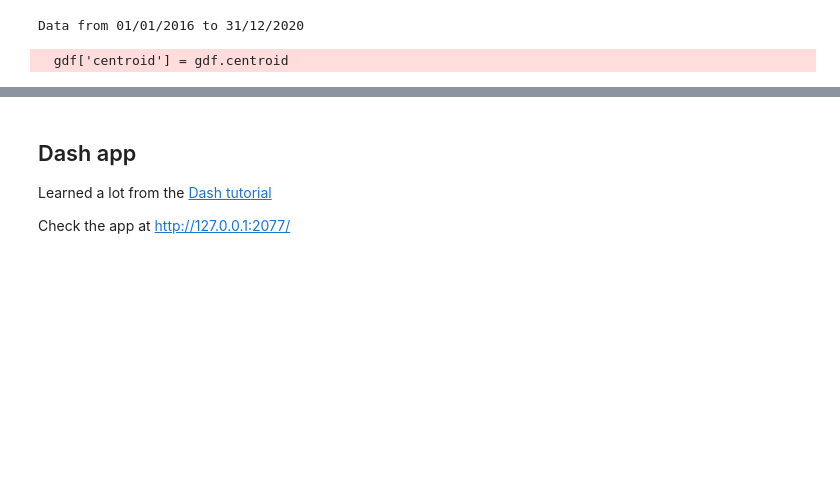
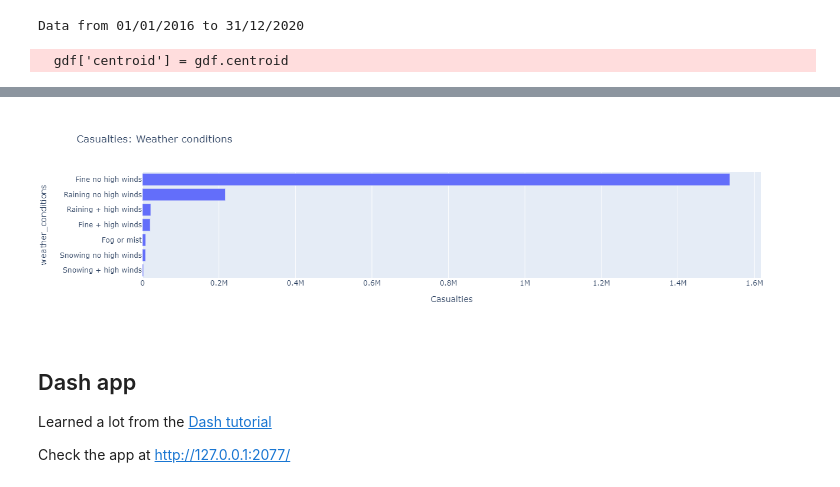
Before and after one commit to octokami/uk_road_safety, a Jupyter notebook: Road Safety data.ipynb, the cells around one changed output, grey strips where cells are left out. Saved outputs shown, nothing was run; the diff lists cells and outputs as text; code cells hidden in the pictures; blank space fills up the shorter version.

```diff
--- a/Road Safety data.ipynb
+++ b/Road Safety data.ipynb
@@ -60,11 +60,13 @@ df_filtered = df_merged.loc[:,['accident_year', 'day_of_week', 'date', 'time',
     'junction_detail', 'junction_control',
     'urban_or_rural_area',
     'did_police_officer_attend_scene_of_accident',
-    'number_of_casualties', 'age_of_driver', 'age_of_vehicle', 'age_of_casualty', 'number_of_vehicles', 'speed_limit' #needs data prep
+    'number_of_casualties', 'age_of_driver', 'age_of_vehicle', 'age_of_casualty', 'number_of_vehicles', 'speed_limit', #needs data prep
     # 'accident_index', 'accident_reference','vehicle_reference', 'casualty_reference', # indexes
     #'vehicle_direction_from', 'vehicle_direction_to', 'driver_imd_decile', 'casualty_imd_decile', # limited applicability
     # 'driver_home_area_type', , 'generic_make_model' # limited applicability
     # 'local_authority_district', 'local_authority_highway', 'police_force', 'lsoa_of_accident_location' # Repeated
+    'special_conditions_at_site','carriageway_hazards',
+    'weather_conditions','road_surface_conditions'
 ]]
 
 # adding EV attribute
@@ -138,6 +140,10 @@ attributes_dict = {
     'sex_of_casualty': 'categorical',
     'urban_or_rural_area': 'categorical',
     'did_police_officer_attend_scene_of_accident': 'categorical',
+    'special_conditions_at_site': 'categorical',
+    'carriageway_hazards': 'categorical',
+    'weather_conditions': 'categorical',
+    'road_surface_conditions': 'categorical',
     'local_authority_ons_district': 'categorical'
 }
 # %%
@@ -238,6 +244,7 @@ def make_frequency_chart(field_name = 'junction_control', radio_totals = 'Exclud
         fig = px.bar(frequencies, x='Casualties', y=field_name, hover_name = field_name, hover_data = hover_data, title = title)
         return fig #, map_full
 
-#field_name = 'junction_control' #'time' #'day_of_week' #'propulsion_code' #'ev'
-#fig = make_frequency_chart(field_name)
-#fig
+field_name = 'weather_conditions' #'time' #'day_of_week' #'propulsion_code' #'ev'
+fig = make_frequency_chart(field_name)
+fig
+# %% [output]
@@ -244,3 +252,4 @@ def make_frequency_chart(field_name = 'junction_control', radio_totals = 'Exclud
+[figure, added]
 # %%
 # Removing from the options
 del attributes_dict['local_authority_ons_district']
```
Also changed, not shown: parts of 7 cells of this notebook.
